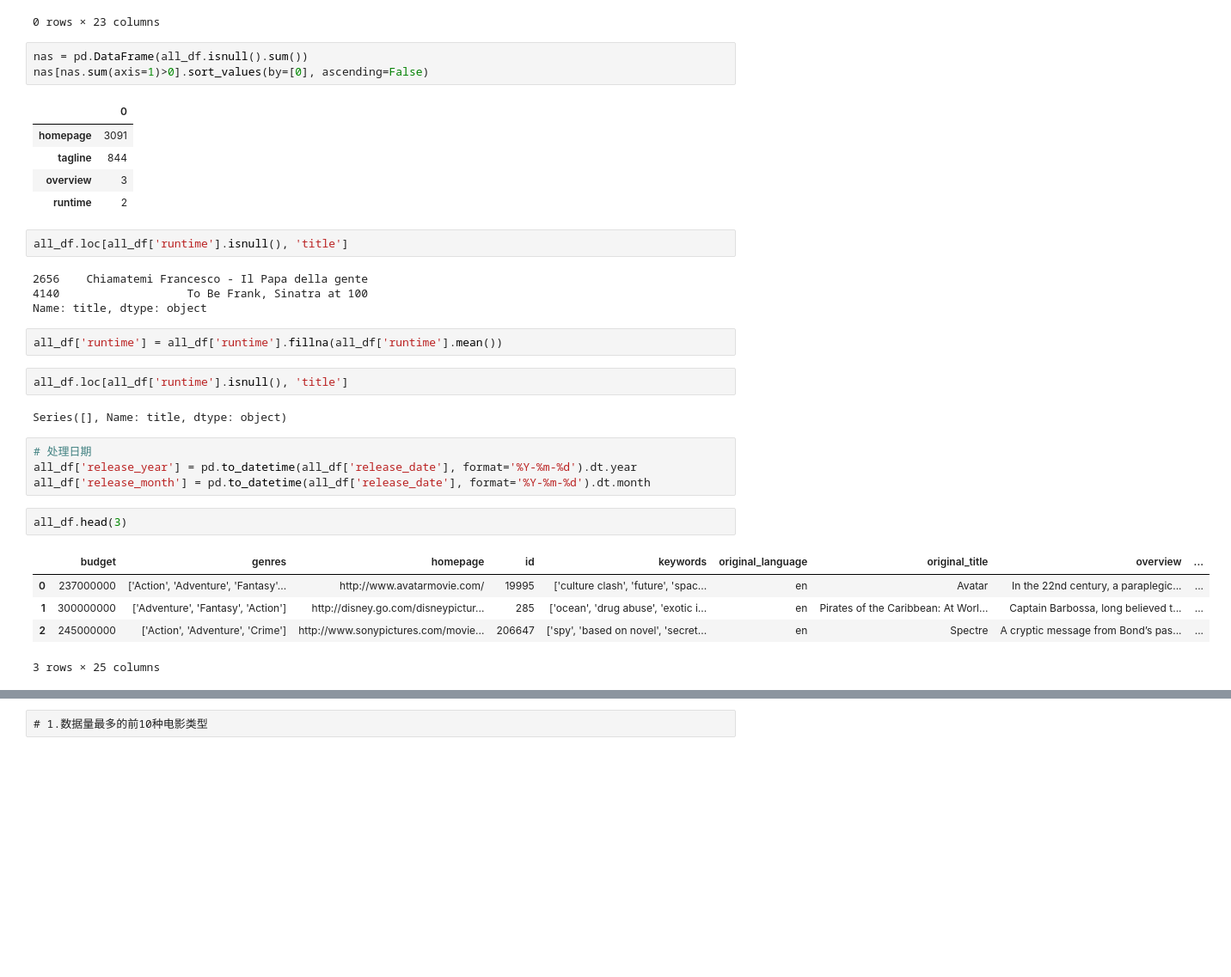
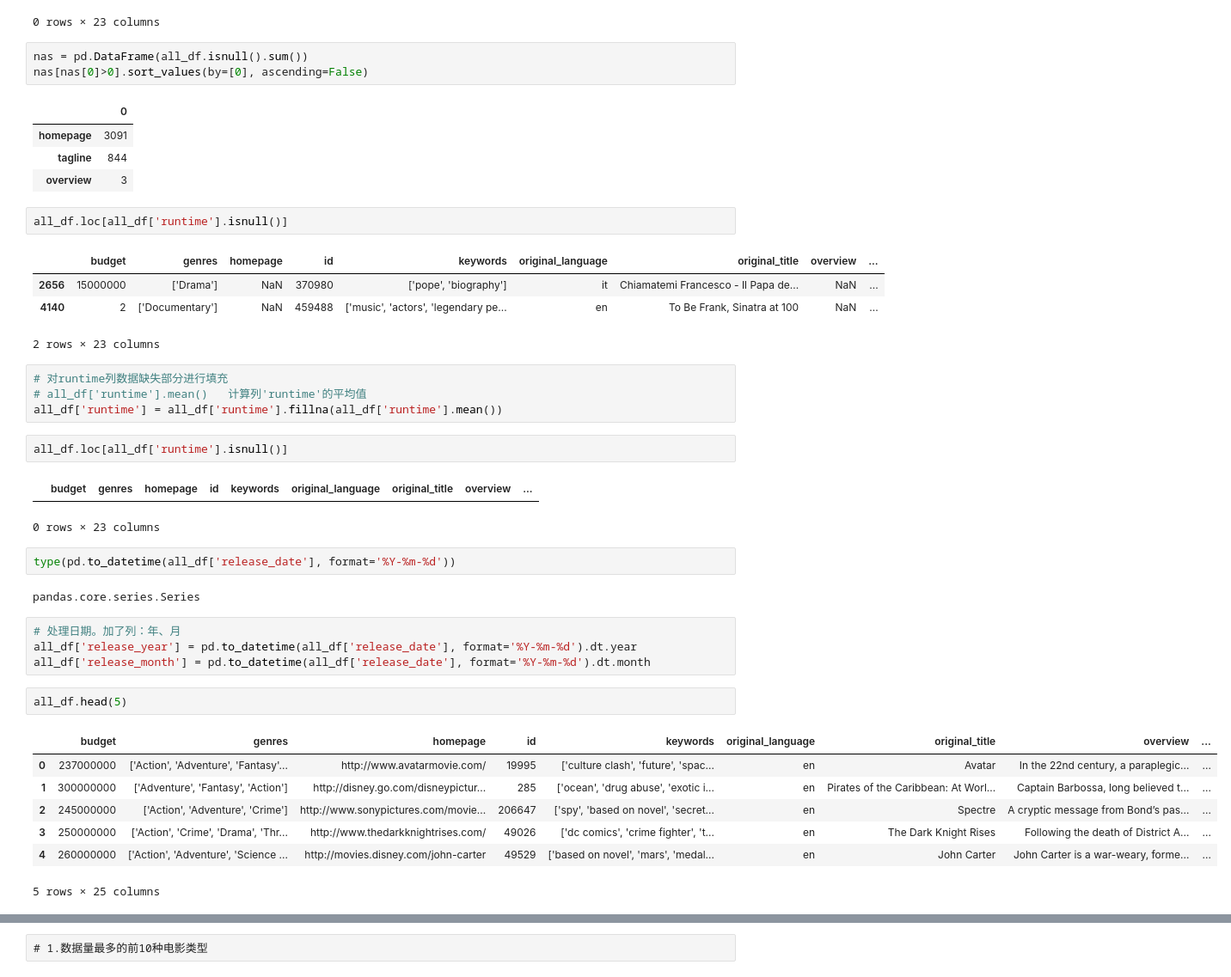
Before and after one commit to longxiangfu/python_learn, a Jupyter notebook: python/data_resolver/film/film_data_resolver.ipynb, the cells around one changed output, grey strips where cells are left out. Shown at 86% size. Saved outputs shown, nothing was run; the diff lists cells and outputs as text; blank space fills up the shorter version.

```diff
--- a/python/data_resolver/film/film_data_resolver.ipynb
+++ b/python/data_resolver/film/film_data_resolver.ipynb
@@ -179,37 +232,46 @@ all_df.loc[all_df['release_date'].isnull()]
 0 rows × 23 columns
 # %%
 nas = pd.DataFrame(all_df.isnull().sum())
-nas[nas.sum(axis=1)>0].sort_values(by=[0], ascending=False)
+nas[nas[0]>0].sort_values(by=[0], ascending=False)
 # %% [output]
 |  | 0 |
 | homepage | 3091 |
 | tagline | 844 |
 | overview | 3 |
-| runtime | 2 |
 # %%
-all_df.loc[all_df['runtime'].isnull(), 'title']
+all_df.loc[all_df['runtime'].isnull()]
 # %% [output]
+|  | budget | genres | homepage | id | keywords | original_language | original_title | overview | ... |
+| 2656 | 15000000 | ['Drama'] | NaN | 370980 | ['pope', 'biography'] | it | Chiamatemi Francesco - Il Papa de... | NaN | ... |
+| 4140 | 2 | ['Documentary'] | NaN | 459488 | ['music', 'actors', 'legendary pe... | en | To Be Frank, Sinatra at 100 | NaN | ... |
-2656    Chiamatemi Francesco - Il Papa della gente
-4140                   To Be Frank, Sinatra at 100
-Name: title, dtype: object
+2 rows × 23 columns
 # %%
+# 对runtime列数据缺失部分进行填充
+# all_df['runtime'].mean()   计算列'runtime'的平均值
 all_df['runtime'] = all_df['runtime'].fillna(all_df['runtime'].mean())
 # %%
-all_df.loc[all_df['runtime'].isnull(), 'title']
+all_df.loc[all_df['runtime'].isnull()]
 # %% [output]
+|  | budget | genres | homepage | id | keywords | original_language | original_title | overview | ... |
-Series([], Name: title, dtype: object)
+0 rows × 23 columns
+# %%
+type(pd.to_datetime(all_df['release_date'], format='%Y-%m-%d'))
+# %% [output]
+pandas.core.series.Series
 # %%
-# 处理日期
+# 处理日期。加了列：年、月
 all_df['release_year'] = pd.to_datetime(all_df['release_date'], format='%Y-%m-%d').dt.year
 all_df['release_month'] = pd.to_datetime(all_df['release_date'], format='%Y-%m-%d').dt.month
 # %%
-all_df.head(3)
+all_df.head(5)
 # %% [output]
 |  | budget | genres | homepage | id | keywords | original_language | original_title | overview | ... |
 | 0 | 237000000 | ['Action', 'Adventure', 'Fantasy'... | http://www.avatarmovie.com/ | 19995 | ['culture clash', 'future', 'spac... | en | Avatar | In the 22nd century, a paraplegic... | ... |
 | 1 | 300000000 | ['Adventure', 'Fantasy', 'Action'] | http://disney.go.com/disneypictur... | 285 | ['ocean', 'drug abuse', 'exotic i... | en | Pirates of the Caribbean: At Worl... | Captain Barbossa, long believed t... | ... |
 | 2 | 245000000 | ['Action', 'Adventure', 'Crime'] | http://www.sonypictures.com/movie... | 206647 | ['spy', 'based on novel', 'secret... | en | Spectre | A cryptic message from Bond’s pas... | ... |
+| 3 | 250000000 | ['Action', 'Crime', 'Drama', 'Thr... | http://www.thedarkknightrises.com/ | 49026 | ['dc comics', 'crime fighter', 't... | en | The Dark Knight Rises | Following the death of District A... | ... |
+| 4 | 260000000 | ['Action', 'Adventure', 'Science ... | http://movies.disney.com/john-carter | 49529 | ['based on novel', 'mars', 'medal... | en | John Carter | John Carter is a war-weary, forme... | ... |
-3 rows × 25 columns
+5 rows × 25 columns
 # %%
 all_df.info()
 # %% [output]
```
Also changed, not shown: parts of 30 cells of this notebook, 2 other files.
